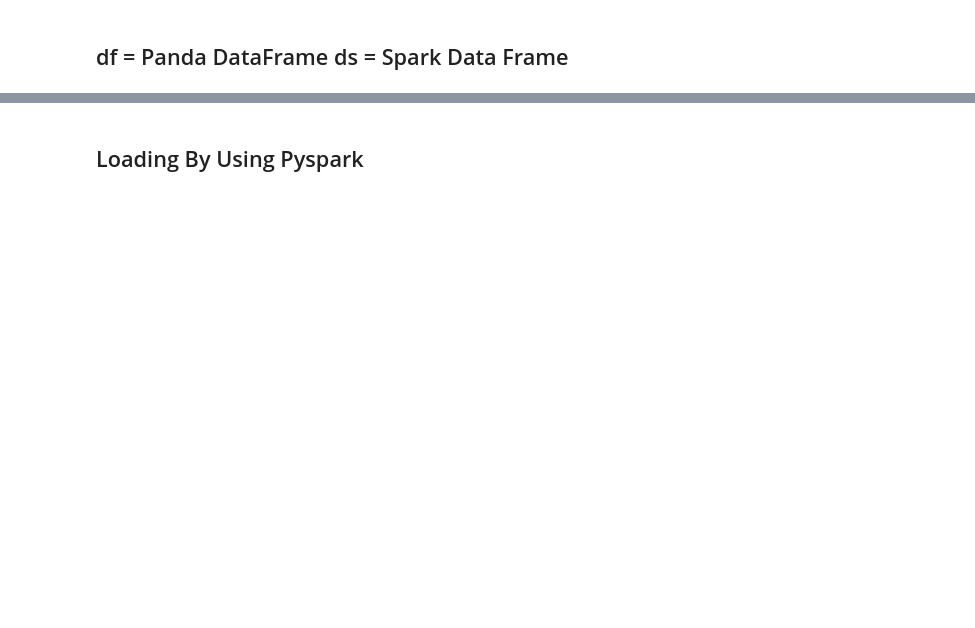
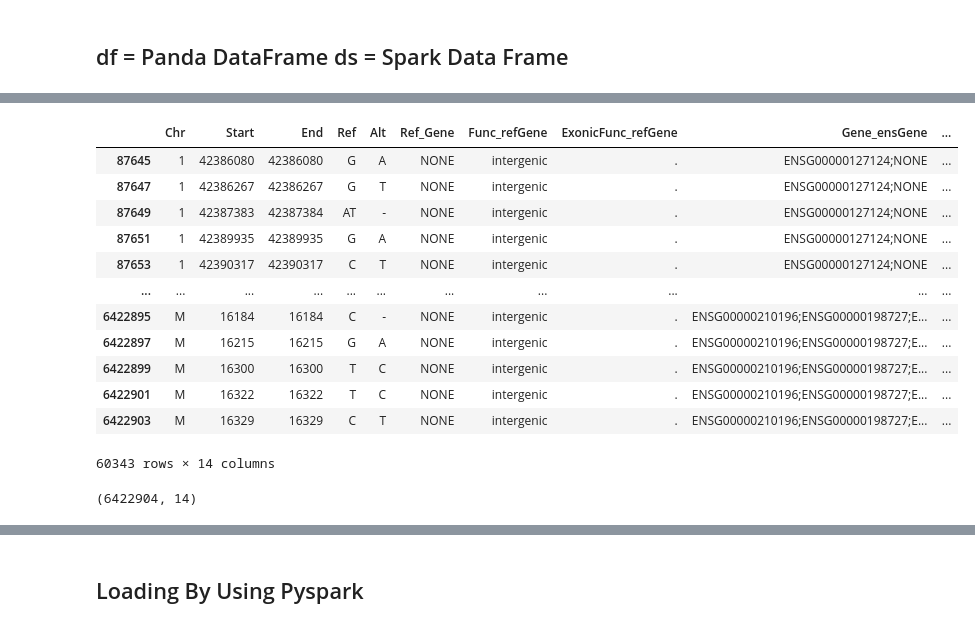
Before and after one commit to krishdb38/Bio_python, a Jupyter notebook: Intervar_data_checking.ipynb, the cells around one changed output, grey strips where cells are left out. Saved outputs shown, nothing was run; the diff lists cells and outputs as text; code cells hidden in the pictures; blank space fills up the shorter version.

```diff
--- a/Intervar_data_checking.ipynb
+++ b/Intervar_data_checking.ipynb
@@ -46,0 +112,20 @@ dtype: object
+# %%
+df[(df.Ref_Gene == "NONE")]# & (df.Clinvar == "UNK")]
+# %% [output]
+|  | Chr | Start | End | Ref | Alt | Ref_Gene | Func_refGene | ExonicFunc_refGene | Gene_ensGene | ... |
+| 87645 | 1 | 42386080 | 42386080 | G | A | NONE | intergenic | . | ENSG00000127124;NONE | ... |
+| 87647 | 1 | 42386267 | 42386267 | G | T | NONE | intergenic | . | ENSG00000127124;NONE | ... |
+| 87649 | 1 | 42387383 | 42387384 | AT | - | NONE | intergenic | . | ENSG00000127124;NONE | ... |
+| 87651 | 1 | 42389935 | 42389935 | G | A | NONE | intergenic | . | ENSG00000127124;NONE | ... |
+| 87653 | 1 | 42390317 | 42390317 | C | T | NONE | intergenic | . | ENSG00000127124;NONE | ... |
+| ... | ... | ... | ... | ... | ... | ... | ... | ... | ... | ... |
+| 6422895 | M | 16184 | 16184 | C | - | NONE | intergenic | . | ENSG00000210196;ENSG00000198727;E... | ... |
+| 6422897 | M | 16215 | 16215 | G | A | NONE | intergenic | . | ENSG00000210196;ENSG00000198727;E... | ... |
+| 6422899 | M | 16300 | 16300 | T | C | NONE | intergenic | . | ENSG00000210196;ENSG00000198727;E... | ... |
+| 6422901 | M | 16322 | 16322 | T | C | NONE | intergenic | . | ENSG00000210196;ENSG00000198727;E... | ... |
+| 6422903 | M | 16329 | 16329 | C | T | NONE | intergenic | . | ENSG00000210196;ENSG00000198727;E... | ... |
+60343 rows × 14 columns
+# %%
+df.shape
+# %% [output]
+(6422904, 14)
```
Also changed, not shown: parts of 27 cells of this notebook, 3 other files.
